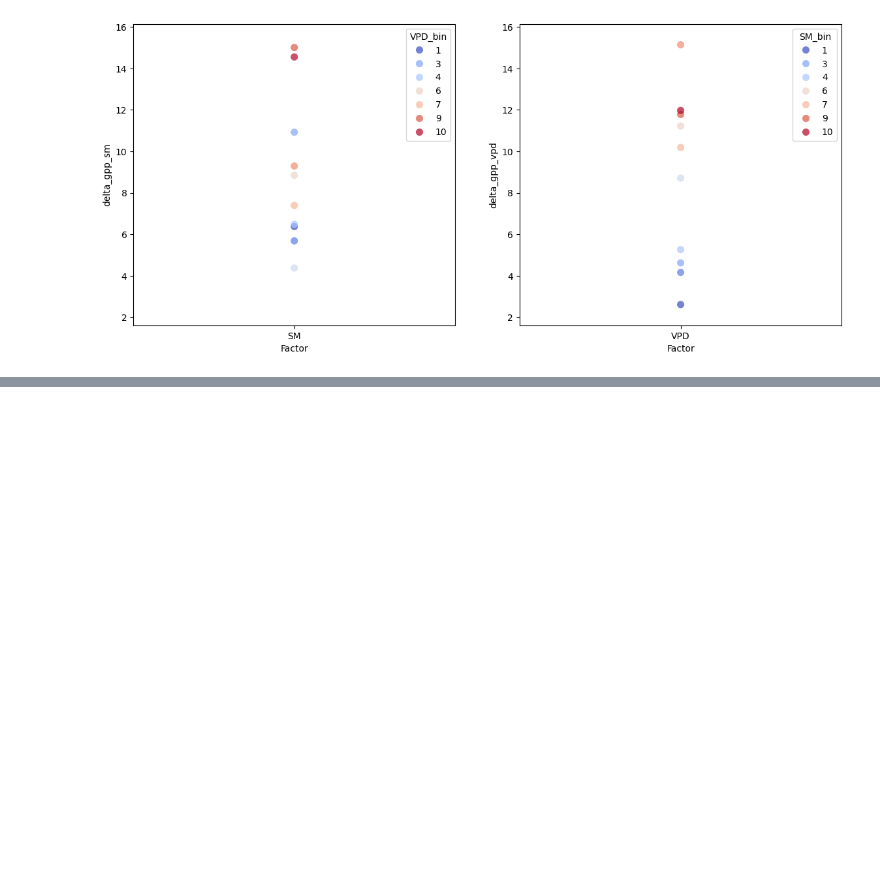
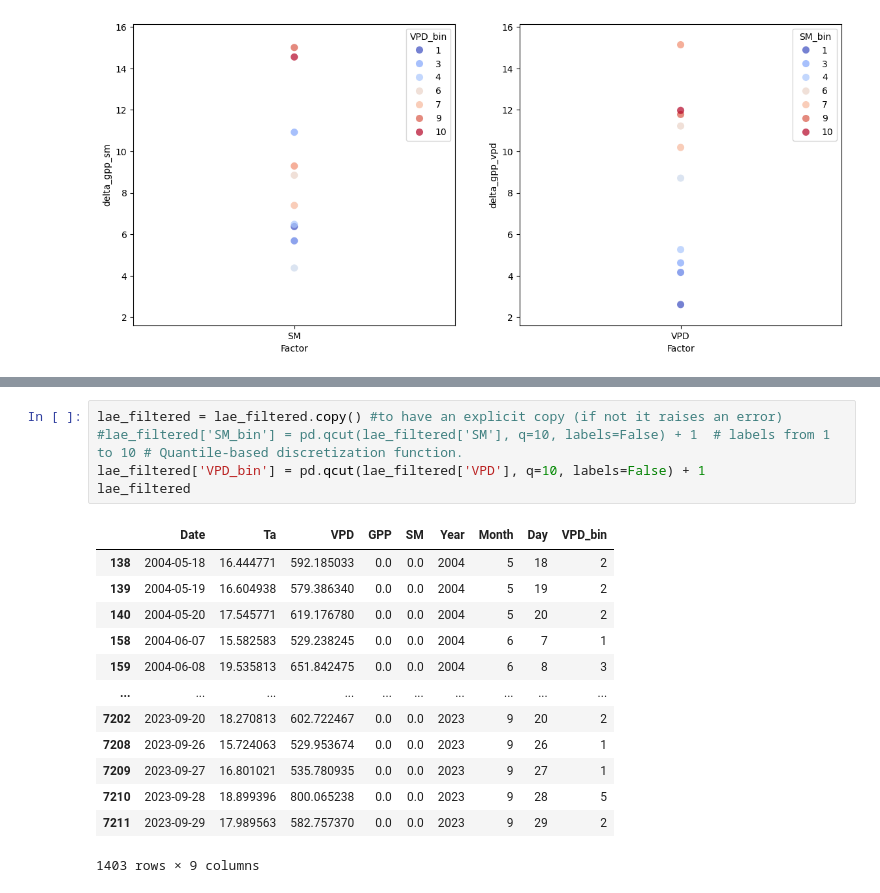
Before and after one commit to Margaux-Ccd/Ecohydro_modelling, a Jupyter notebook: EM_python.ipynb, the cells around one changed output, grey strips where cells are left out. Drawn from its saved outputs; the diff is of its cells as text; blank space fills up the shorter version.

```diff
--- a/EM_python.ipynb
+++ b/EM_python.ipynb
@@ -396,0 +541,19 @@ axes[1].set_ylim(y_min-1, y_max+1)  # Échelle des ordonnées pour le deuxième
+# %%
+lae_filtered = lae_filtered.copy() #to have an explicit copy (if not it raises an error)
+#lae_filtered['SM_bin'] = pd.qcut(lae_filtered['SM'], q=10, labels=False) + 1  # labels from 1 to 10 # Quantile-based discretization function.
+lae_filtered['VPD_bin'] = pd.qcut(lae_filtered['VPD'], q=10, labels=False) + 1
+lae_filtered
+# %% [output]
+|  | Date | Ta | VPD | GPP | SM | Year | Month | Day | VPD_bin |
+| 138 | 2004-05-18 | 16.444771 | 592.185033 | 0.0 | 0.0 | 2004 | 5 | 18 | 2 |
+| 139 | 2004-05-19 | 16.604938 | 579.386340 | 0.0 | 0.0 | 2004 | 5 | 19 | 2 |
+| 140 | 2004-05-20 | 17.545771 | 619.176780 | 0.0 | 0.0 | 2004 | 5 | 20 | 2 |
+| 158 | 2004-06-07 | 15.582583 | 529.238245 | 0.0 | 0.0 | 2004 | 6 | 7 | 1 |
+| 159 | 2004-06-08 | 19.535813 | 651.842475 | 0.0 | 0.0 | 2004 | 6 | 8 | 3 |
+| ... | ... | ... | ... | ... | ... | ... | ... | ... | ... |
+| 7202 | 2023-09-20 | 18.270813 | 602.722467 | 0.0 | 0.0 | 2023 | 9 | 20 | 2 |
+| 7208 | 2023-09-26 | 15.724063 | 529.953674 | 0.0 | 0.0 | 2023 | 9 | 26 | 1 |
+| 7209 | 2023-09-27 | 16.801021 | 535.780935 | 0.0 | 0.0 | 2023 | 9 | 27 | 1 |
+| 7210 | 2023-09-28 | 18.899396 | 800.065238 | 0.0 | 0.0 | 2023 | 9 | 28 | 5 |
+| 7211 | 2023-09-29 | 17.989563 | 582.757370 | 0.0 | 0.0 | 2023 | 9 | 29 | 2 |
+1403 rows × 9 columns
```
Also changed, not shown: parts of 14 cells of this notebook, 2 other files.
